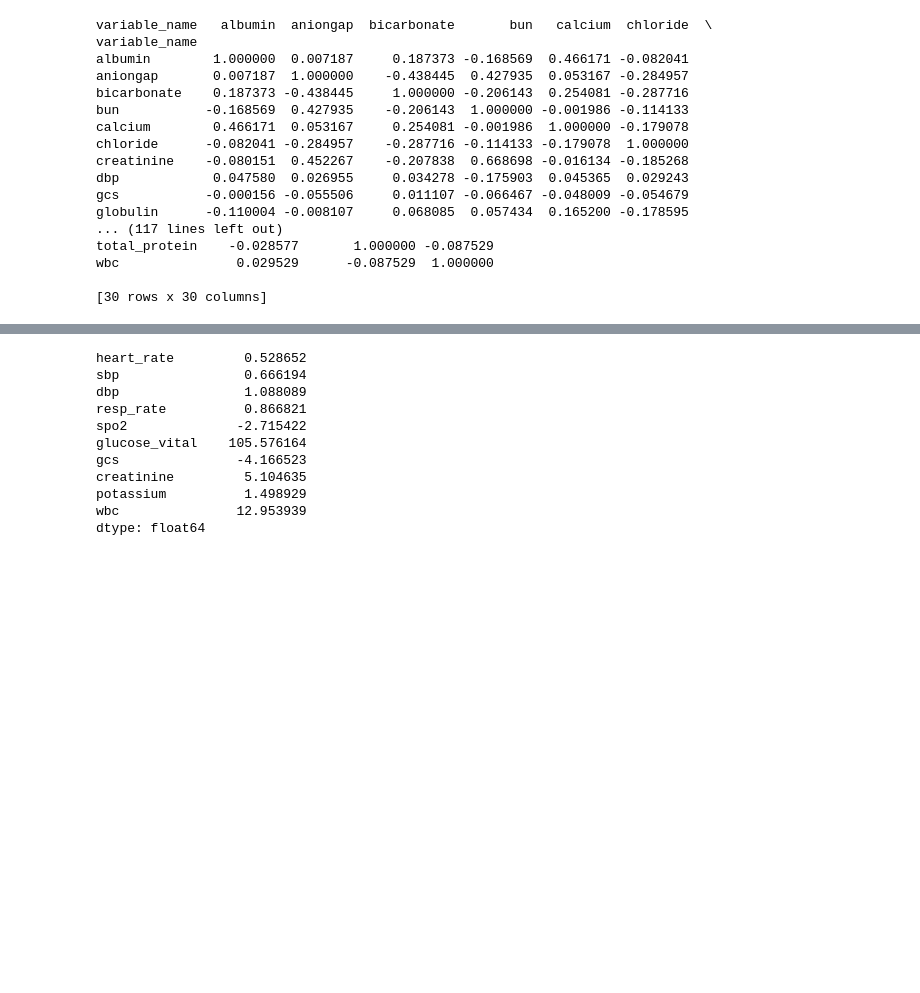
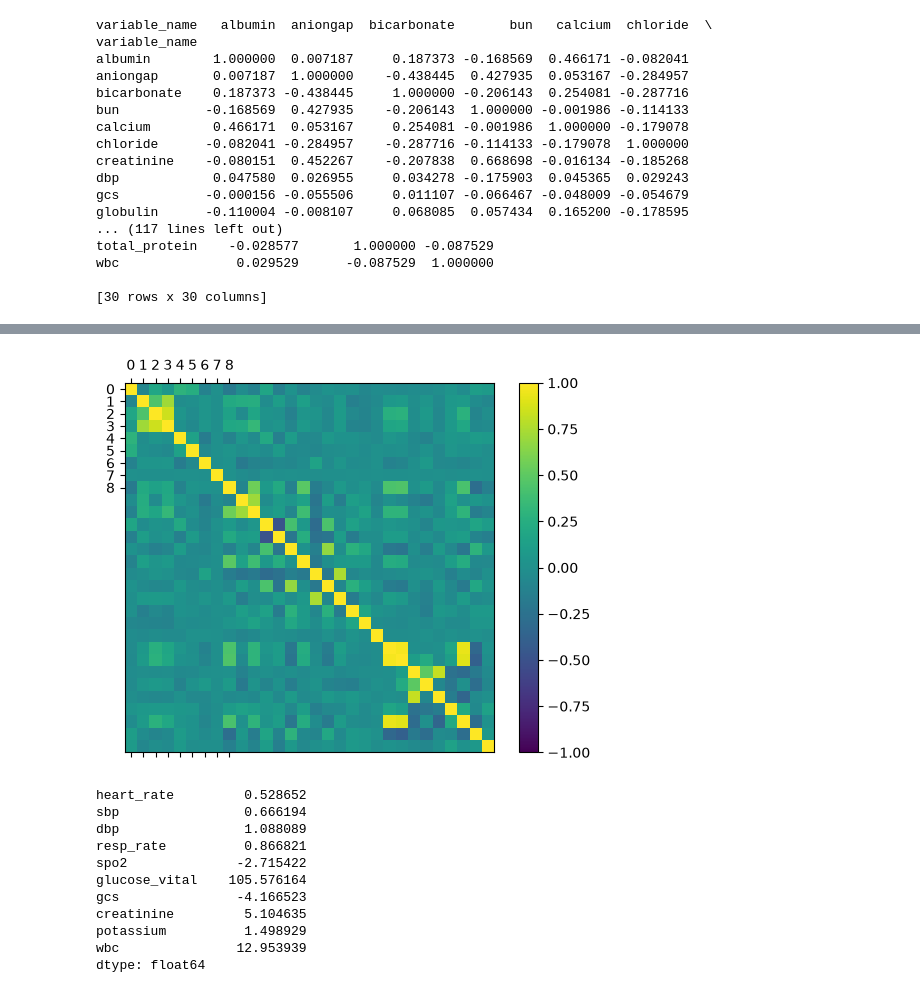
Before and after one commit to LizCrellin/msc_mimic_project, a Jupyter notebook: notebooks/2_Descriptive_statistics_features.ipynb, the cells around one changed output, grey strips where cells are left out. Drawn from its saved outputs; the diff is of its cells as text; code cells hidden in the pictures; blank space fills up the shorter version.

Commit message:
completing function, adding n missing, correlation matrix,

```diff
--- a/notebooks/2_Descriptive_statistics_features.ipynb
+++ b/notebooks/2_Descriptive_statistics_features.ipynb
@@ -229,3 +237,16 @@ high_corr(corrs_hourly, 0.8)
+# %%
+# correlation matrix
+
+hourly_fig = pyplot.figure()
+ax = hourly_fig.add_subplot(111)
+cax = ax.matshow(corrs_hourly, vmin=-1, vmax = 1)
+hourly_fig.colorbar(cax)
+ticks = np.arange(0,9,1)
+ax.set_xticks(ticks)
+ax.set_yticks(ticks)
+pyplot.show()
+# %% [output]
+[figure, added]
 # %%
 # skew - hourly
 
```
Also changed, not shown: parts of 4 cells of this notebook.
